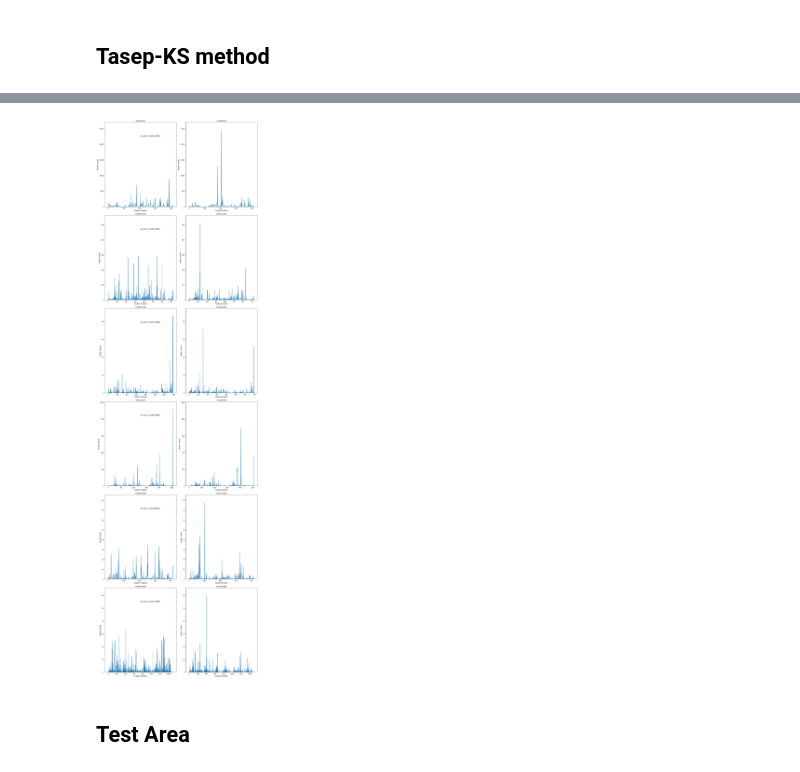
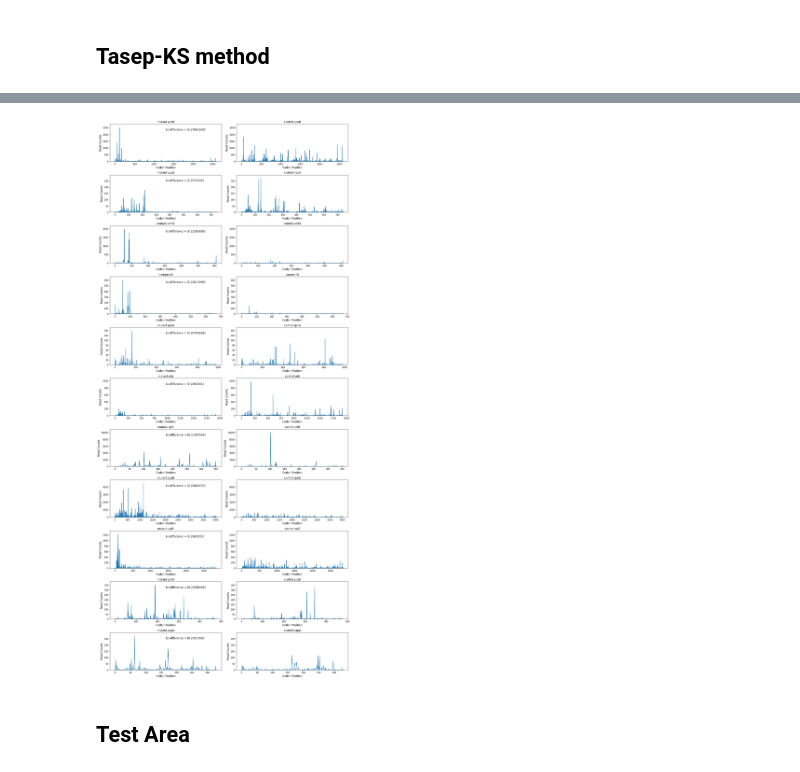
Before and after one commit to Raif-fl/Fall_2021_Work_journal, a Jupyter notebook: KS_stat/ecol_KS_like.ipynb, the cells around one changed output, grey strips where cells are left out. Drawn from its saved outputs; the diff is of its cells as text; code cells hidden in the pictures.

```diff
--- a/KS_stat/ecol_KS_like.ipynb
+++ b/KS_stat/ecol_KS_like.ipynb
@@ -221,34 +247,47 @@ if pre_load == False:
                 total=len(pbar_m_list)
             )
         )
+# %%
+if pre_load == False:
+    with Pool(max_pool) as p:
+        pool_pbar_c = list(
+            tqdm(
+                p.imap(kat.get_smoothed_vector_parallel,
+                       pbar_c_list),
+                total=len(pbar_c_list)
+            )
+        )
 # %%
 # Find the correlation between all of the controls and the samples.
 # Note that many of the lowest values spring from very short transcripts or transcripts with few reads.
 if pre_load == False:
-    ks_list = []
-    for pbar_m, alt_p in zip(pool_pbar_m, pool_alt_p):
+    ks_m_list = []
+    ks_c_list = []
+    ks_diff_list = []
+    for pbar_m, pbar_c, alt_p in zip(pool_pbar_m, pool_pbar_c, pool_alt_p):
         if len(tr_m) > 200 and sum(tr_m)/len(tr_m) > 0.5 and sum(tr_c)/len(tr_c) > 0.5 and sum(el_c) > 0 and sum(el_m) > 0:
             sm_m, cumul_m = pbar_m
+            sm_c, cumul_c = pbar_c
             sm_p, cumul_p = alt_p
             for d, i in zip(sm_m, list(range(len(sm_m)))):
                 if d < 0:
                     sm_m[i] = 0.000000000000000000001
-            ks = max(abs(cumul_p - cumul_m))
-            ks_list.append(ks)
+            ks_m = max(abs(cumul_p - cumul_m))
+            ks_c = max(abs(cumul_p - cumul_c))
+            ks_diff = ks_c - ks_m
+            ks_m_list.append(ks_m)
+            ks_c_list.append(ks_c)
+            ks_diff_list.append(ks_diff)
 
     # reorganizing the lists into a dataframe.
-    df_t = pd.DataFrame(list(zip(gene_list, tr_id, ks_list)))
-    df_t.columns = ["gene_ID","transcript_ID", "ks_stat"]
+    df_t = pd.DataFrame(list(zip(gene_list, tr_id, ks_m_list, ks_c_list, ks_diff_list)))
+    df_t.columns = ["gene_ID","transcript_ID", "ks_mutant", "ks_control", "ks_diff"]
     df_t.to_csv(save_path2 + "TASEP_ks_table_" + samp_num + ".csv", index=False)
 
     # Clear out unneeded lists
-    ks_list.clear()
-    gene_list.clear()
-    tr_id.clear()
-    alt_p_list.clear()
-    pbar_m_list.clear()
-    pool_alt_p.clear()
-    pool_pbar_m.clear()
+    ks_m_list.clear()
+    ks_c_list.clear()
+    ks_diff_list.clear()
 # %%
 if pre_load == True:
     df_t = pd.read_csv(save_path2 + "TASEP_ks_table_" + samp_num + ".csv")
@@ -264,7 +324,7 @@ Text(0.5, 1.0, 'KS Statistic')
 # %%
-group = df_t[(df_t['ks_stat'] > 0.2) & (df_t['ks_stat'] < 0.205)].groupby('gene_ID')
+group = df_t[(df_t['ks_diff'] > 0.2)].groupby('gene_ID')
 
-diff_dist = group.apply(lambda x: x['ks_stat'].unique())
+diff_dist = group.apply(lambda x: x['ks_diff'].unique())
 # %%
 len(diff_dist)
 # %% [output]
@@ -272,7 +332,7 @@ len(diff_dist)
 # %%
-ax = kat.big_dif(diff_dist, protein_coding, data_mutant, data_control, figsize = (16,30), fontsize = 12)
+ax = kat.big_dif(diff_dist, protein_coding, data_mutant, data_control, figsize = (16,35), fontsize = 12, stat_name = "ks difference = ")
 # %% [output]
-[figure, old version]
+[figure, new version]
 # %% [markdown]
 ## Test Area
 # %%
```
Also changed, not shown: parts of 13 cells of this notebook, 3 other files.
